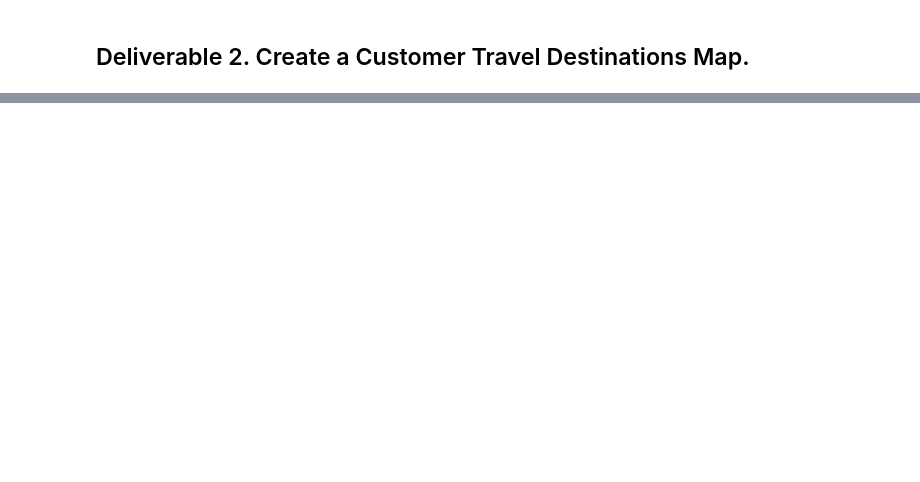
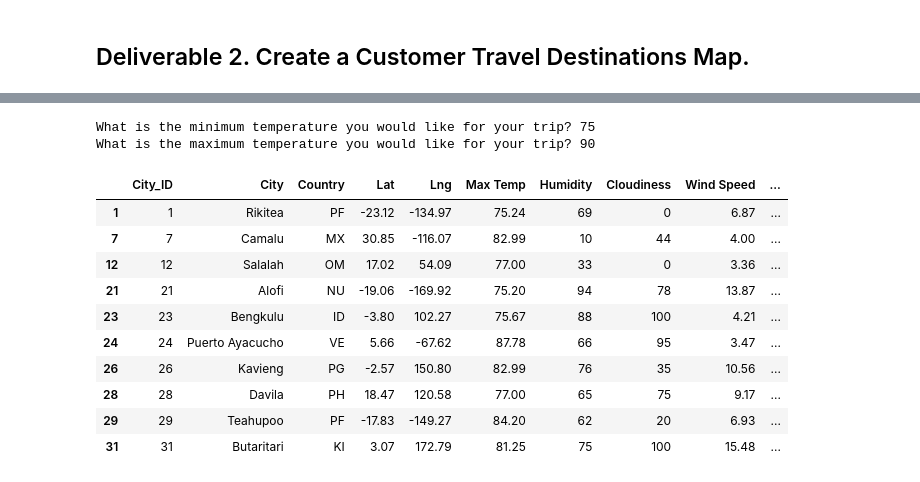
Before and after one commit to emmanuelmartinezs/World_Weather_Analysis, a Jupyter notebook: Vacation_Search.ipynb, the cells around one changed output, grey strips where cells are left out. Drawn from its saved outputs; the diff is of its cells as text; code cells hidden in the pictures; blank space fills up the shorter version.

```diff
--- a/Vacation_Search.ipynb
+++ b/Vacation_Search.ipynb
@@ -20,4 +43,28 @@ city_data_df.head()
 # %%
 # 3. Filter the city_data_df DataFrame using the input statements to create a new DataFrame using the loc method.
+
+# Ask the customer to add a minimum and maximum temperature value.
+min_temp = float(input("What is the minimum temperature you would like for your trip? "))
+max_temp = float(input("What is the maximum temperature you would like for your trip? "))
+# %% [output]
+What is the minimum temperature you would like for your trip? 75
+What is the maximum temperature you would like for your trip? 90
+# %%
+# Filter the dataset to find the cities that fit the criteria.
+preferred_cities_df = city_data_df.loc[(city_data_df["Max Temp"] <= max_temp) & \
+                                       (city_data_df["Max Temp"] >= min_temp)]
+preferred_cities_df.head(10)
+# %% [output]
+|  | City_ID | City | Country | Lat | Lng | Max Temp | Humidity | Cloudiness | Wind Speed | ... |
+| 1 | 1 | Rikitea | PF | -23.12 | -134.97 | 75.24 | 69 | 0 | 6.87 | ... |
+| 7 | 7 | Camalu | MX | 30.85 | -116.07 | 82.99 | 10 | 44 | 4.00 | ... |
+| 12 | 12 | Salalah | OM | 17.02 | 54.09 | 77.00 | 33 | 0 | 3.36 | ... |
+| 21 | 21 | Alofi | NU | -19.06 | -169.92 | 75.20 | 94 | 78 | 13.87 | ... |
+| 23 | 23 | Bengkulu | ID | -3.80 | 102.27 | 75.67 | 88 | 100 | 4.21 | ... |
+| 24 | 24 | Puerto Ayacucho | VE | 5.66 | -67.62 | 87.78 | 66 | 95 | 3.47 | ... |
+| 26 | 26 | Kavieng | PG | -2.57 | 150.80 | 82.99 | 76 | 35 | 10.56 | ... |
+| 28 | 28 | Davila | PH | 18.47 | 120.58 | 77.00 | 65 | 75 | 9.17 | ... |
+| 29 | 29 | Teahupoo | PF | -17.83 | -149.27 | 84.20 | 62 | 20 | 6.93 | ... |
+| 31 | 31 | Butaritari | KI | 3.07 | 172.79 | 81.25 | 75 | 100 | 15.48 | ... |
 # %%
 # 4a. Determine if there are any empty rows.
```
Also changed, not shown: parts of 16 cells of this notebook, 11 other files.
